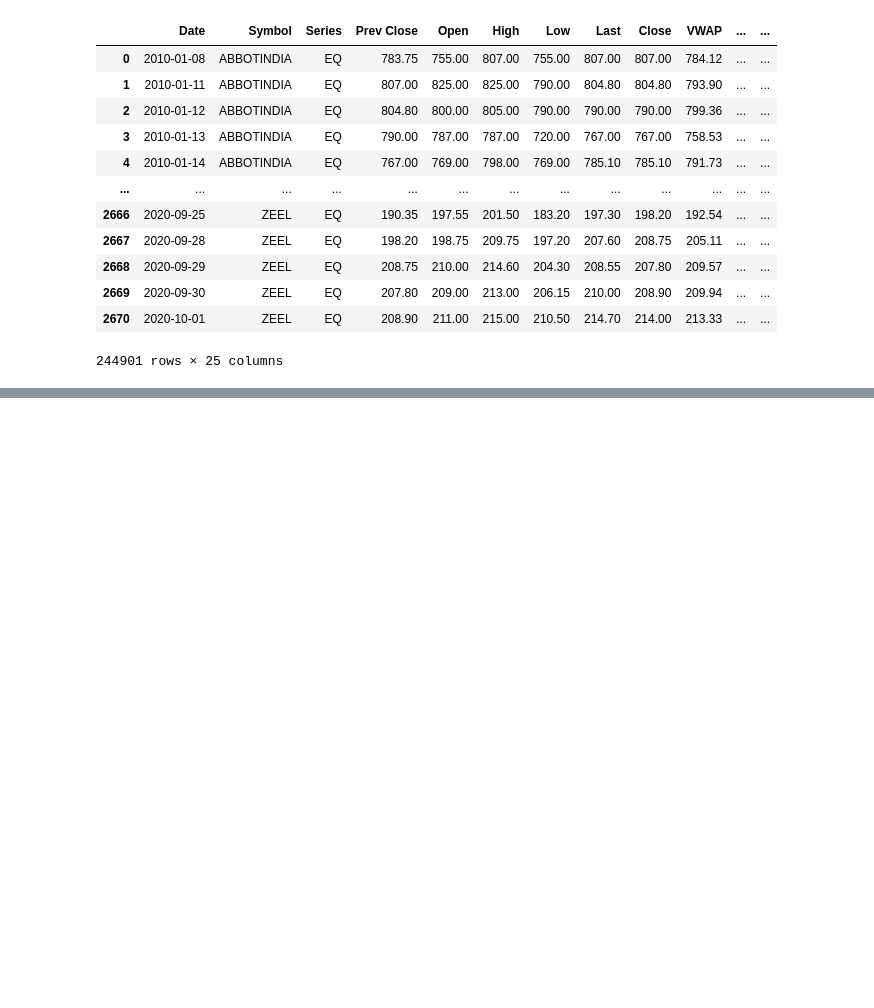
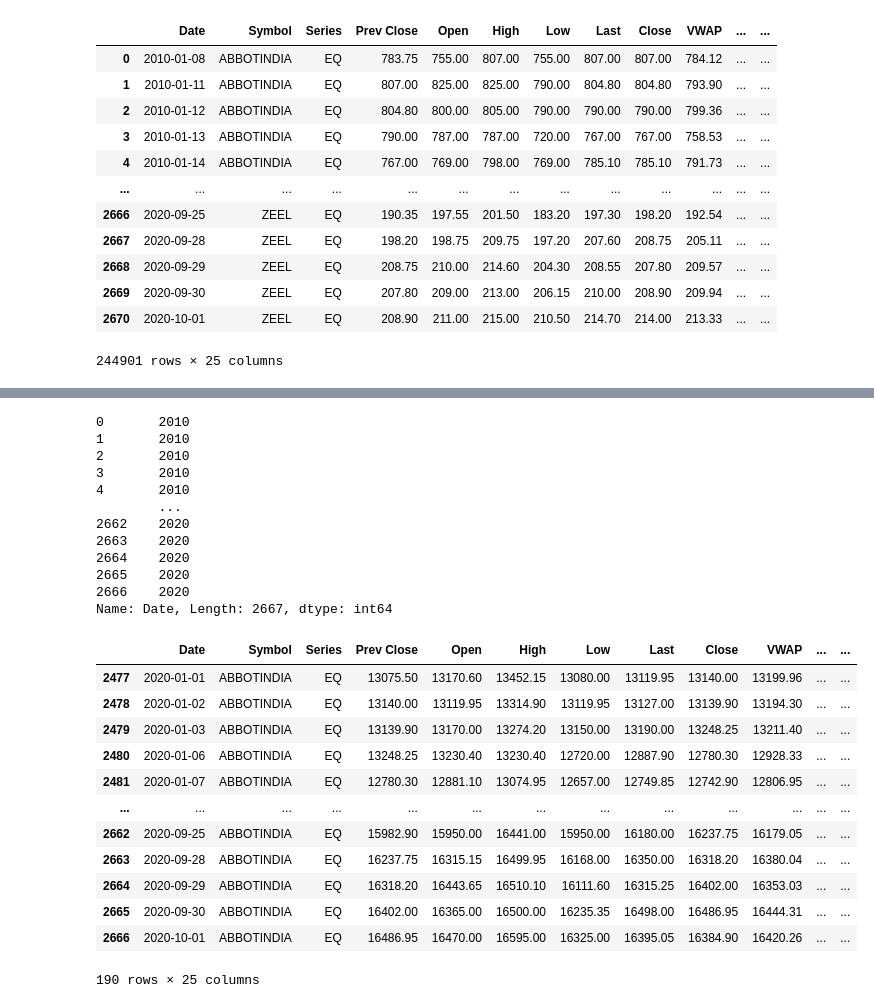
Before and after one commit to rsnaraya/IPBA, a Jupyter notebook: CaseStudy - Stock prediction.ipynb, the cells around one changed output, grey strips where cells are left out. Drawn from its saved outputs; the diff is of its cells as text; code cells hidden in the pictures; blank space fills up the shorter version.

```diff
--- a/CaseStudy - Stock prediction.ipynb
+++ b/CaseStudy - Stock prediction.ipynb
@@ -134,0 +158,3 @@ raw_data
+# %%
+AbbotIndia = raw_data[raw_data.Symbol == "ABBOTINDIA"]
+print(AbbotIndia)
@@ -134,0 +179,31 @@ raw_data
+# %%
+from datetime import datetime
+mydate = AbbotIndia['Date'].dt.year
+print(mydate)
+AbbotIndia[mydate == 2020]
+# %% [output]
+0       2010
+1       2010
+2       2010
+3       2010
+4       2010
+        ...
+2662    2020
+2663    2020
+2664    2020
+2665    2020
+2666    2020
+Name: Date, Length: 2667, dtype: int64
+|  | Date | Symbol | Series | Prev Close | Open | High | Low | Last | Close | VWAP | ... | ... |
+| 2477 | 2020-01-01 | ABBOTINDIA | EQ | 13075.50 | 13170.60 | 13452.15 | 13080.00 | 13119.95 | 13140.00 | 13199.96 | ... | ... |
+| 2478 | 2020-01-02 | ABBOTINDIA | EQ | 13140.00 | 13119.95 | 13314.90 | 13119.95 | 13127.00 | 13139.90 | 13194.30 | ... | ... |
+| 2479 | 2020-01-03 | ABBOTINDIA | EQ | 13139.90 | 13170.00 | 13274.20 | 13150.00 | 13190.00 | 13248.25 | 13211.40 | ... | ... |
+| 2480 | 2020-01-06 | ABBOTINDIA | EQ | 13248.25 | 13230.40 | 13230.40 | 12720.00 | 12887.90 | 12780.30 | 12928.33 | ... | ... |
+| 2481 | 2020-01-07 | ABBOTINDIA | EQ | 12780.30 | 12881.10 | 13074.95 | 12657.00 | 12749.85 | 12742.90 | 12806.95 | ... | ... |
+| ... | ... | ... | ... | ... | ... | ... | ... | ... | ... | ... | ... | ... |
+| 2662 | 2020-09-25 | ABBOTINDIA | EQ | 15982.90 | 15950.00 | 16441.00 | 15950.00 | 16180.00 | 16237.75 | 16179.05 | ... | ... |
+| 2663 | 2020-09-28 | ABBOTINDIA | EQ | 16237.75 | 16315.15 | 16499.95 | 16168.00 | 16350.00 | 16318.20 | 16380.04 | ... | ... |
+| 2664 | 2020-09-29 | ABBOTINDIA | EQ | 16318.20 | 16443.65 | 16510.10 | 16111.60 | 16315.25 | 16402.00 | 16353.03 | ... | ... |
+| 2665 | 2020-09-30 | ABBOTINDIA | EQ | 16402.00 | 16365.00 | 16500.00 | 16235.35 | 16498.00 | 16486.95 | 16444.31 | ... | ... |
+| 2666 | 2020-10-01 | ABBOTINDIA | EQ | 16486.95 | 16470.00 | 16595.00 | 16325.00 | 16395.05 | 16384.90 | 16420.26 | ... | ... |
+190 rows × 25 columns
```
Also changed, not shown: parts of 3 cells of this notebook.
